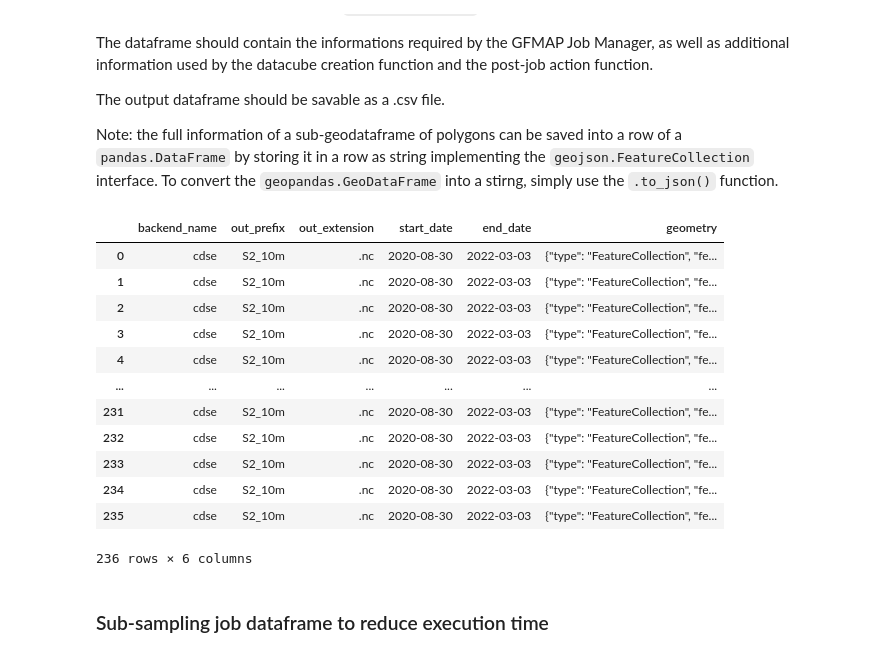
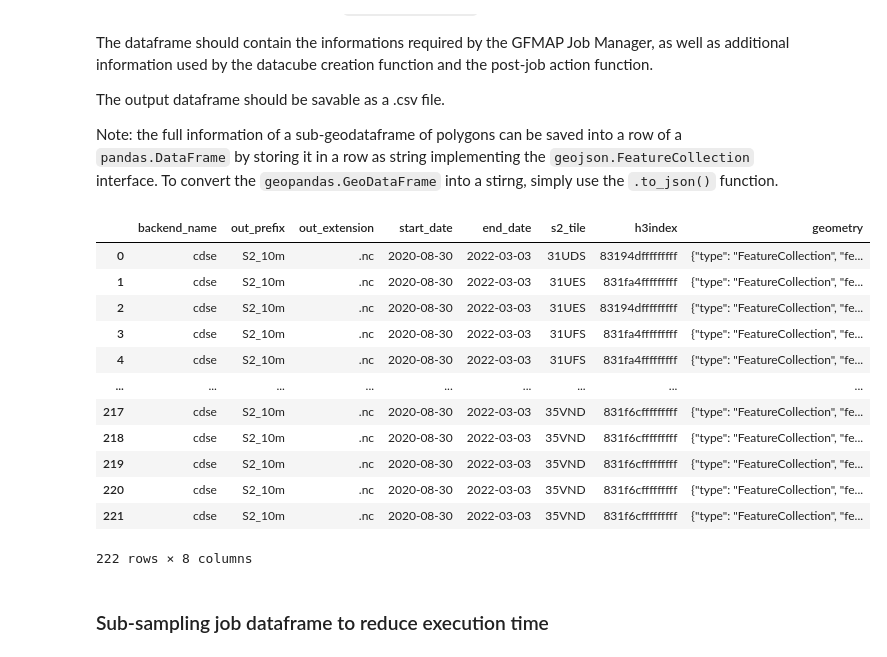
Before and after one commit to Open-EO/openeo-gfmap, a Jupyter notebook: examples/extraction_pipelines/S2_extraction_example.ipynb, the cells around one changed output. Saved outputs shown, nothing was run; the diff lists cells and outputs as text; code cells hidden in the pictures.

Commit message:
Added split by s2 functionalities and updated test job

```diff
--- a/examples/extraction_pipelines/S2_extraction_example.ipynb
+++ b/examples/extraction_pipelines/S2_extraction_example.ipynb
@@ -42,13 +42,14 @@ A subtility here is that some polygons are not directly extracted (field with `e
 # %%
 from pathlib import Path
 import geopandas as gpd
-from openeo_gfmap.manager.job_splitters import split_job_hex
+from openeo_gfmap.manager.job_splitters import split_job_hex, split_job_s2grid, _append_h3_index
 
 base_df_path = "https://artifactory.vgt.vito.be/artifactory/auxdata-public/gfmap/DEMO_CROPTYPE.gpkg"
 base_df = gpd.read_file(base_df_path)
+base_df = _append_h3_index(base_df, grid_resolution=3)
 # Splits the job using GFMAP
-split_jobs = split_job_hex(
-    base_df, max_points=60, grid_resolution=4
+split_jobs = split_job_s2grid(
+    base_df, max_points=60
 )
 
 print(f'{len(split_jobs)} sub-datasets.')
@@ -75,43 +82,45 @@ Note: the full information of a sub-geodataframe of polygons can be saved into a
 # %%
 from openeo_gfmap import Backend
 from typing import List
 import pandas as pd
 
 def create_job_dataframe_s2(backend: Backend, split_jobs: List[gpd.GeoDataFrame]) -> pd.DataFrame:
     """Create a dataframe from the split jobs, containg all the necessary information to run the job."""
-    columns = ['backend_name', 'out_prefix', 'out_extension', 'start_date', 'end_date', 'geometry']
+    columns = ['backend_name', 'out_prefix', 'out_extension', 'start_date', 'end_date', 's2_tile', 'h3index', 'geometry']
     rows = []
     for job in split_jobs:
         # Compute the average in the valid date and make a buffer of 1.5 year around
         median_time = pd.to_datetime(job.valid_date).mean()
         start_date = median_time - pd.Timedelta(days=275)  # A bit more than 9 months
         end_date = median_time + pd.Timedelta(days=275)  # A bit more than 9 months
+        s2_tile = job.tile.iloc[0]  # Job dataframes are split depending on the
+        h3index = job.h3index.iloc[0]
 
         rows.append(
             pd.Series(
-                dict(zip(columns, [backend.value, 'S2_10m', '.nc',  start_date.strftime('%Y-%m-%d'), end_date.strftime('%Y-%m-%d'), job.to_json()]))
+                dict(zip(columns, [backend.value, 'S2-L2A-10m', '.nc',  start_date.strftime('%Y-%m-%d'), end_date.strftime('%Y-%m-%d'), s2_tile, h3index, job.to_json()]))
             )
         )
 
     return pd.DataFrame(rows)
 
 job_df = create_job_dataframe_s2(Backend.CDSE, split_jobs)
 
 job_df
 # %% [output]
-|  | backend_name | out_prefix | out_extension | start_date | end_date | geometry |
-| 0 | cdse | S2_10m | .nc | 2020-08-30 | 2022-03-03 | {"type": "FeatureCollection", "fe... |
-| 1 | cdse | S2_10m | .nc | 2020-08-30 | 2022-03-03 | {"type": "FeatureCollection", "fe... |
-| 2 | cdse | S2_10m | .nc | 2020-08-30 | 2022-03-03 | {"type": "FeatureCollection", "fe... |
-| 3 | cdse | S2_10m | .nc | 2020-08-30 | 2022-03-03 | {"type": "FeatureCollection", "fe... |
-| 4 | cdse | S2_10m | .nc | 2020-08-30 | 2022-03-03 | {"type": "FeatureCollection", "fe... |
-| ... | ... | ... | ... | ... | ... | ... |
-| 231 | cdse | S2_10m | .nc | 2020-08-30 | 2022-03-03 | {"type": "FeatureCollection", "fe... |
-| 232 | cdse | S2_10m | .nc | 2020-08-30 | 2022-03-03 | {"type": "FeatureCollection", "fe... |
-| 233 | cdse | S2_10m | .nc | 2020-08-30 | 2022-03-03 | {"type": "FeatureCollection", "fe... |
-| 234 | cdse | S2_10m | .nc | 2020-08-30 | 2022-03-03 | {"type": "FeatureCollection", "fe... |
-| 235 | cdse | S2_10m | .nc | 2020-08-30 | 2022-03-03 | {"type": "FeatureCollection", "fe... |
+|  | backend_name | out_prefix | out_extension | start_date | end_date | s2_tile | h3index | geometry |
+| 0 | cdse | S2_10m | .nc | 2020-08-30 | 2022-03-03 | 31UDS | 83194dfffffffff | {"type": "FeatureCollection", "fe... |
+| 1 | cdse | S2_10m | .nc | 2020-08-30 | 2022-03-03 | 31UES | 831fa4fffffffff | {"type": "FeatureCollection", "fe... |
+| 2 | cdse | S2_10m | .nc | 2020-08-30 | 2022-03-03 | 31UES | 83194dfffffffff | {"type": "FeatureCollection", "fe... |
+| 3 | cdse | S2_10m | .nc | 2020-08-30 | 2022-03-03 | 31UFS | 831fa4fffffffff | {"type": "FeatureCollection", "fe... |
+| 4 | cdse | S2_10m | .nc | 2020-08-30 | 2022-03-03 | 31UFS | 831fa4fffffffff | {"type": "FeatureCollection", "fe... |
+| ... | ... | ... | ... | ... | ... | ... | ... | ... |
+| 217 | cdse | S2_10m | .nc | 2020-08-30 | 2022-03-03 | 35VND | 831f6cfffffffff | {"type": "FeatureCollection", "fe... |
+| 218 | cdse | S2_10m | .nc | 2020-08-30 | 2022-03-03 | 35VND | 831f6cfffffffff | {"type": "FeatureCollection", "fe... |
+| 219 | cdse | S2_10m | .nc | 2020-08-30 | 2022-03-03 | 35VND | 831f6cfffffffff | {"type": "FeatureCollection", "fe... |
+| 220 | cdse | S2_10m | .nc | 2020-08-30 | 2022-03-03 | 35VND | 831f6cfffffffff | {"type": "FeatureCollection", "fe... |
+| 221 | cdse | S2_10m | .nc | 2020-08-30 | 2022-03-03 | 35VND | 831f6cfffffffff | {"type": "FeatureCollection", "fe... |
-236 rows × 6 columns
+222 rows × 8 columns
 # %% [markdown]
 ### Sub-sampling job dataframe to reduce execution time
 # %%
```
Also changed, not shown: parts of 8 cells of this notebook, 1 other file.
